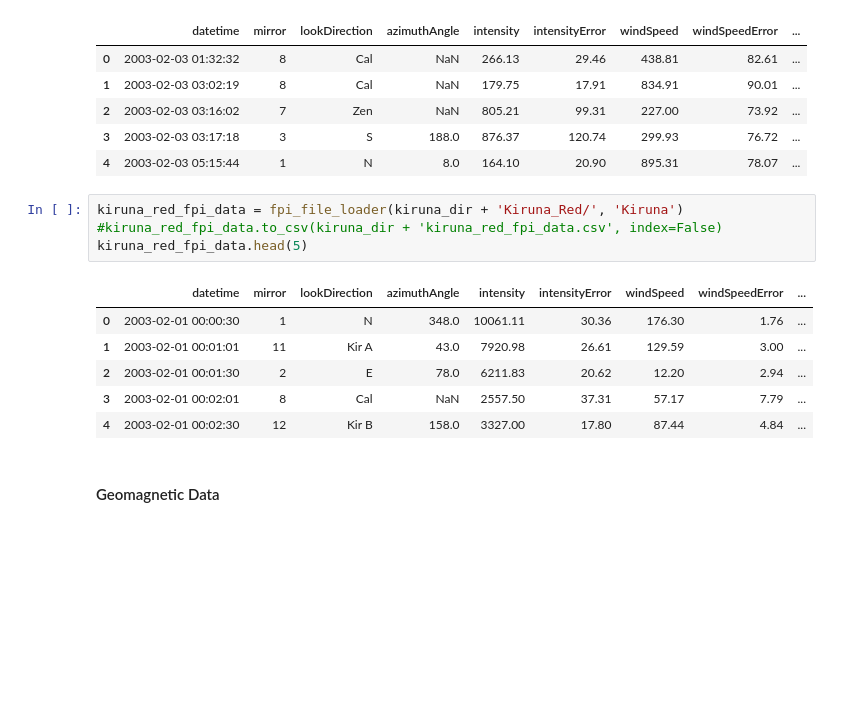
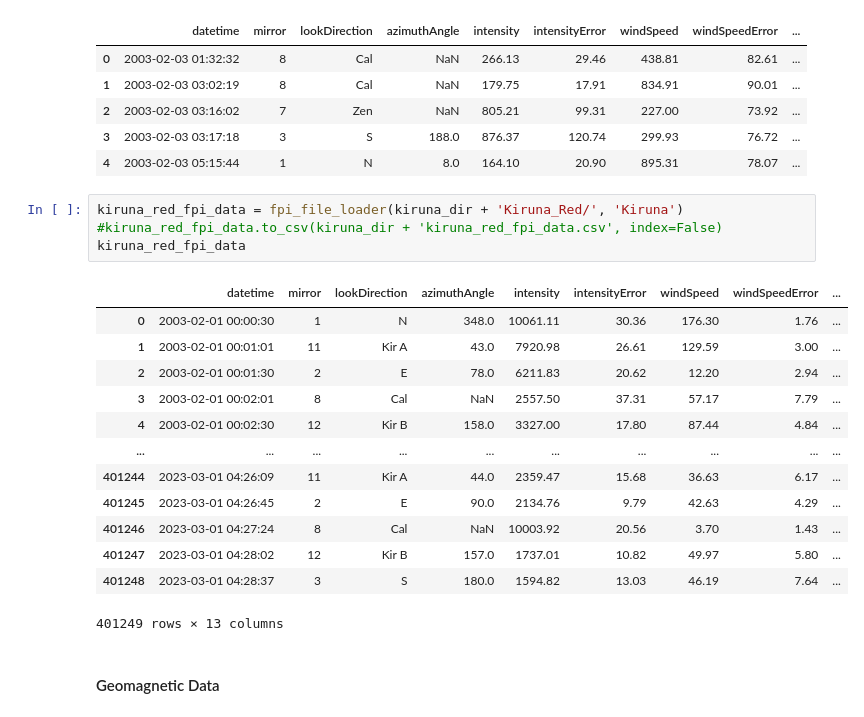
Before and after one commit to elliotdable/fp_ml_ucl, a Jupyter notebook: notebooks/data_processing.ipynb, the cells around one changed output. Saved outputs shown, nothing was run; the diff lists cells and outputs as text; blank space fills up the shorter version.

```diff
--- a/notebooks/data_processing.ipynb
+++ b/notebooks/data_processing.ipynb
@@ -259,13 +259,20 @@ sodankyla_red_fpi_data.head(5)
 # %%
 kiruna_red_fpi_data = fpi_file_loader(kiruna_dir + 'Kiruna_Red/', 'Kiruna')
 #kiruna_red_fpi_data.to_csv(kiruna_dir + 'kiruna_red_fpi_data.csv', index=False)
-kiruna_red_fpi_data.head(5)
+kiruna_red_fpi_data
 # %% [output]
 |  | datetime | mirror | lookDirection | azimuthAngle | intensity | intensityError | windSpeed | windSpeedError | ... |
 | 0 | 2003-02-01 00:00:30 | 1 | N | 348.0 | 10061.11 | 30.36 | 176.30 | 1.76 | ... |
 | 1 | 2003-02-01 00:01:01 | 11 | Kir A | 43.0 | 7920.98 | 26.61 | 129.59 | 3.00 | ... |
 | 2 | 2003-02-01 00:01:30 | 2 | E | 78.0 | 6211.83 | 20.62 | 12.20 | 2.94 | ... |
 | 3 | 2003-02-01 00:02:01 | 8 | Cal | NaN | 2557.50 | 37.31 | 57.17 | 7.79 | ... |
 | 4 | 2003-02-01 00:02:30 | 12 | Kir B | 158.0 | 3327.00 | 17.80 | 87.44 | 4.84 | ... |
+| ... | ... | ... | ... | ... | ... | ... | ... | ... | ... |
+| 401244 | 2023-03-01 04:26:09 | 11 | Kir A | 44.0 | 2359.47 | 15.68 | 36.63 | 6.17 | ... |
+| 401245 | 2023-03-01 04:26:45 | 2 | E | 90.0 | 2134.76 | 9.79 | 42.63 | 4.29 | ... |
+| 401246 | 2023-03-01 04:27:24 | 8 | Cal | NaN | 10003.92 | 20.56 | 3.70 | 1.43 | ... |
+| 401247 | 2023-03-01 04:28:02 | 12 | Kir B | 157.0 | 1737.01 | 10.82 | 49.97 | 5.80 | ... |
+| 401248 | 2023-03-01 04:28:37 | 3 | S | 180.0 | 1594.82 | 13.03 | 46.19 | 7.64 | ... |
+401249 rows × 13 columns
 # %% [markdown]
 #### Geomagnetic Data
```
Also changed, not shown: parts of 3 cells of this notebook.
